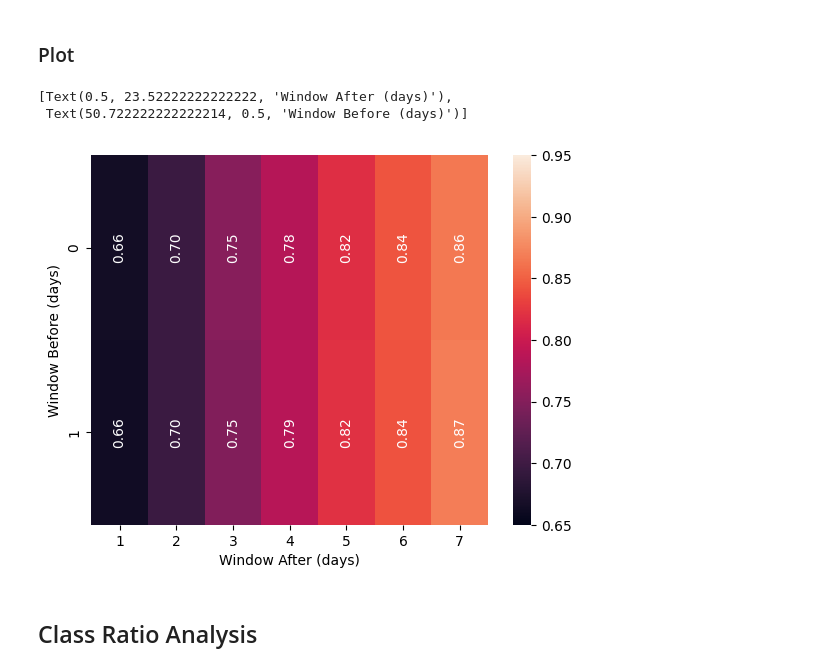
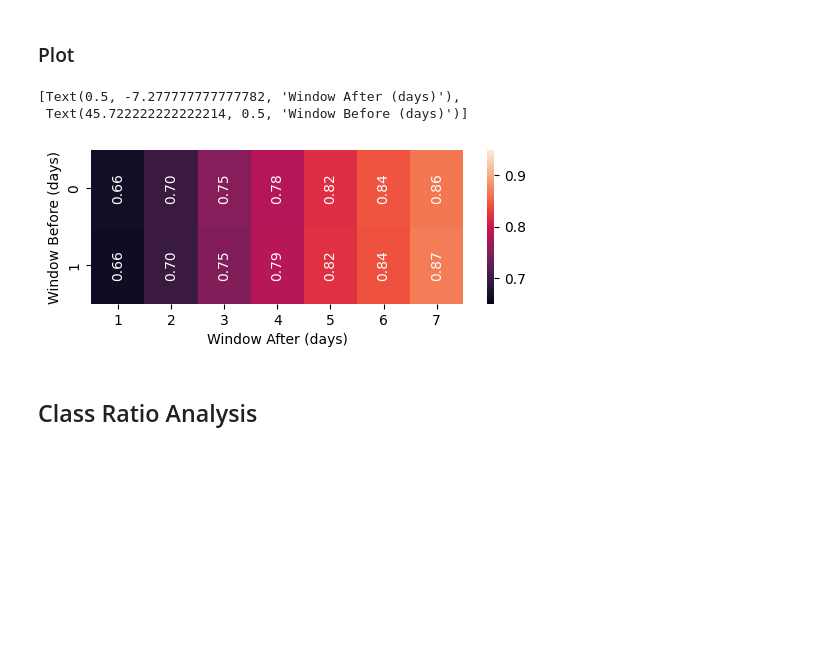
Before and after one commit to ryashpal/eICU-EHR-Pipeline, a Jupyter notebook: notebooks/sepsis_icd_cohort/experiments/05_predict_length_of_stay/analysis_gt_14_days.ipynb, the cells around one changed output. Drawn from its saved outputs; the diff is of its cells as text; code cells hidden in the pictures; blank space fills up the shorter version.

Commit message:
changing figure size

```diff
--- a/notebooks/sepsis_icd_cohort/experiments/05_predict_length_of_stay/analysis_gt_14_days.ipynb
+++ b/notebooks/sepsis_icd_cohort/experiments/05_predict_length_of_stay/analysis_gt_14_days.ipynb
@@ -220,25 +220,28 @@ plotDf
 # %% [markdown]
 ### Plot
 # %%
+import matplotlib.pyplot as plt
 import seaborn as sns
 
+
+plt.figure(figsize=(6, 2))
 
 s = sns.heatmap(
     plotDf,
     annot=True,
     fmt=".2f",
     vmin=0.65,
     vmax=0.95,
     yticklabels=['0', '1'],
     xticklabels=['1', '2', '3', '4', '5', '6', '7'],
     color='#ffa69e',
     annot_kws={'rotation': 90},
 )
 s.set(xlabel='Window After (days)', ylabel='Window Before (days)')
 # %% [output]
-[Text(0.5, 23.52222222222222, 'Window After (days)'),
- Text(50.722222222222214, 0.5, 'Window Before (days)')]
+[Text(0.5, -7.277777777777782, 'Window After (days)'),
+ Text(45.722222222222214, 0.5, 'Window Before (days)')]
-[figure, old version]
+[figure, new version]
 # %% [markdown]
 ## Class Ratio Analysis
 # %% [markdown]
```
Also changed, not shown: 1 other file.
